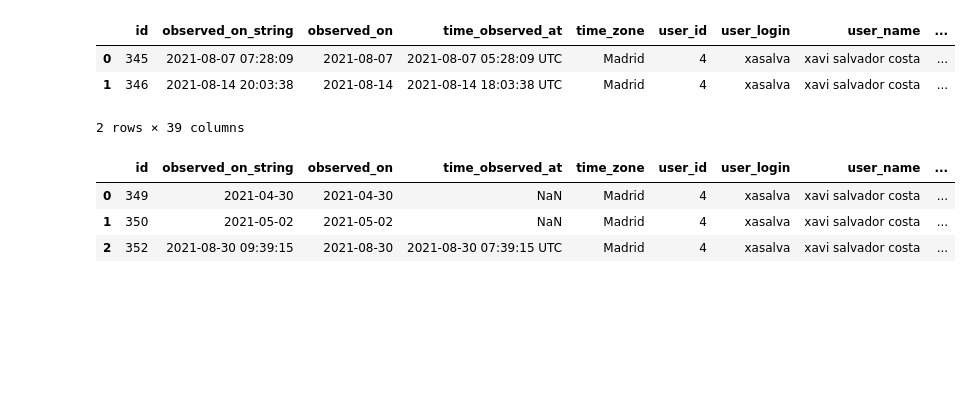
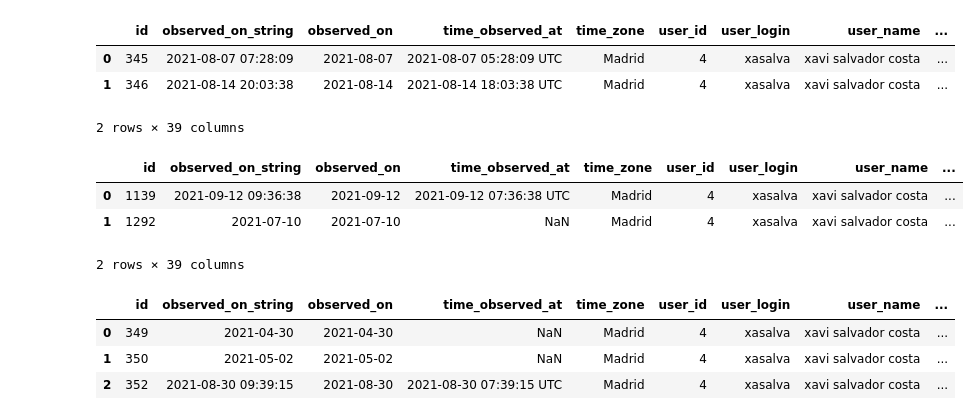
Before and after one commit to charecktowa/fish-master, a Jupyter notebook: final-analysis.ipynb, the cells around one changed output. Cells and saved outputs as stored; diff of their text form; code cells hidden in the pictures; blank space fills up the shorter version.

```diff
--- a/final-analysis.ipynb
+++ b/final-analysis.ipynb
@@ -71,5 +71,13 @@ df_2.head(2)
 | 0 | 345 | 2021-08-07 07:28:09 | 2021-08-07 | 2021-08-07 05:28:09 UTC | Madrid | 4 | xasalva | xavi salvador costa | ... |
 | 1 | 346 | 2021-08-14 20:03:38 | 2021-08-14 | 2021-08-14 18:03:38 UTC | Madrid | 4 | xasalva | xavi salvador costa | ... |
 2 rows × 39 columns
+# %%
+df_3 = pd.read_csv("minka_data/observations-418.csv", low_memory=False)
+df_3.head(2)
+# %% [output]
+|  | id | observed_on_string | observed_on | time_observed_at | time_zone | user_id | user_login | user_name | ... |
+| 0 | 1139 | 2021-09-12 09:36:38 | 2021-09-12 | 2021-09-12 07:36:38 UTC | Madrid | 4 | xasalva | xavi salvador costa | ... |
+| 1 | 1292 | 2021-07-10 | 2021-07-10 | NaN | Madrid | 4 | xasalva | xavi salvador costa | ... |
+2 rows × 39 columns
 # %%
 # Unir los dos dataframes
```
Also changed, not shown: parts of 10 cells of this notebook, 6 other files.
